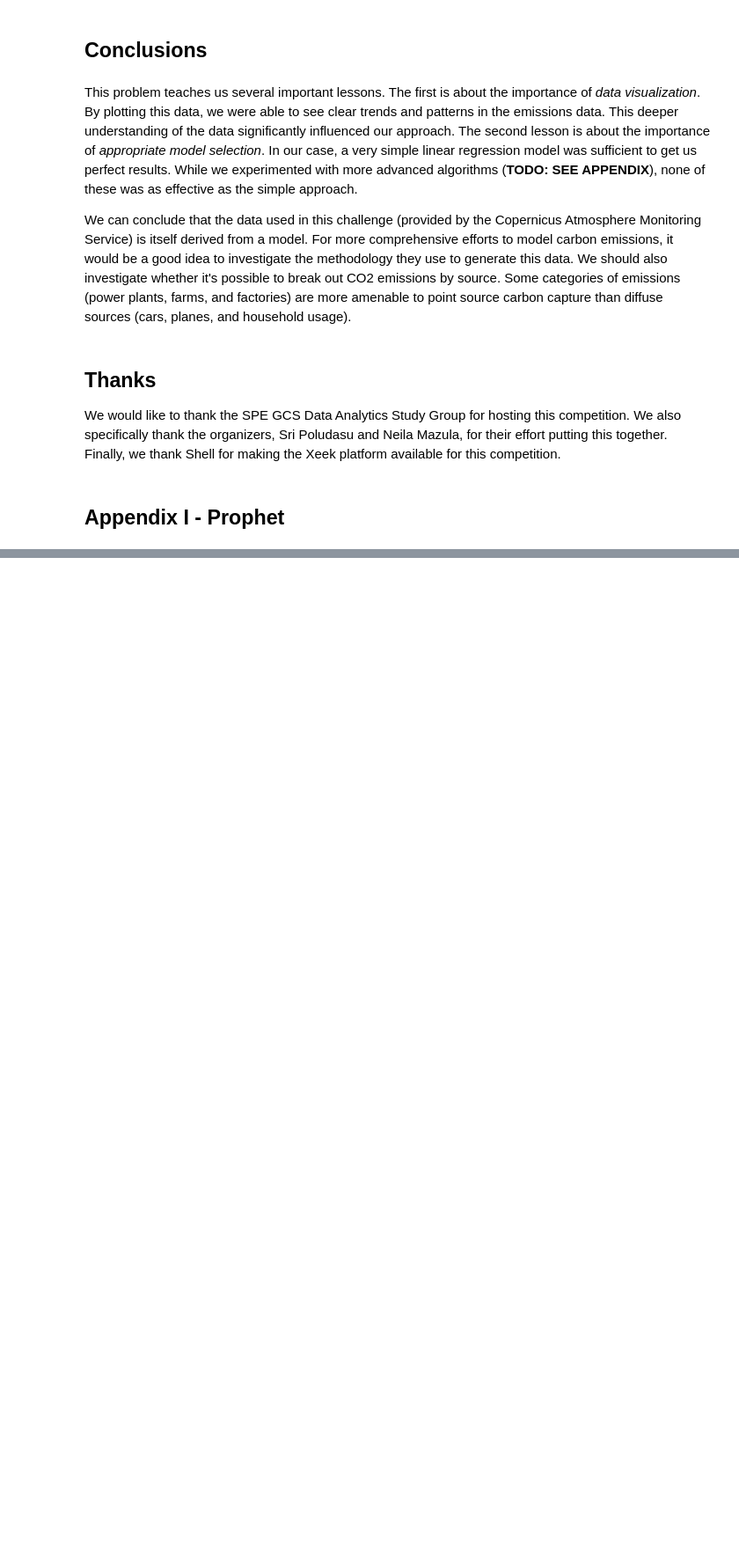
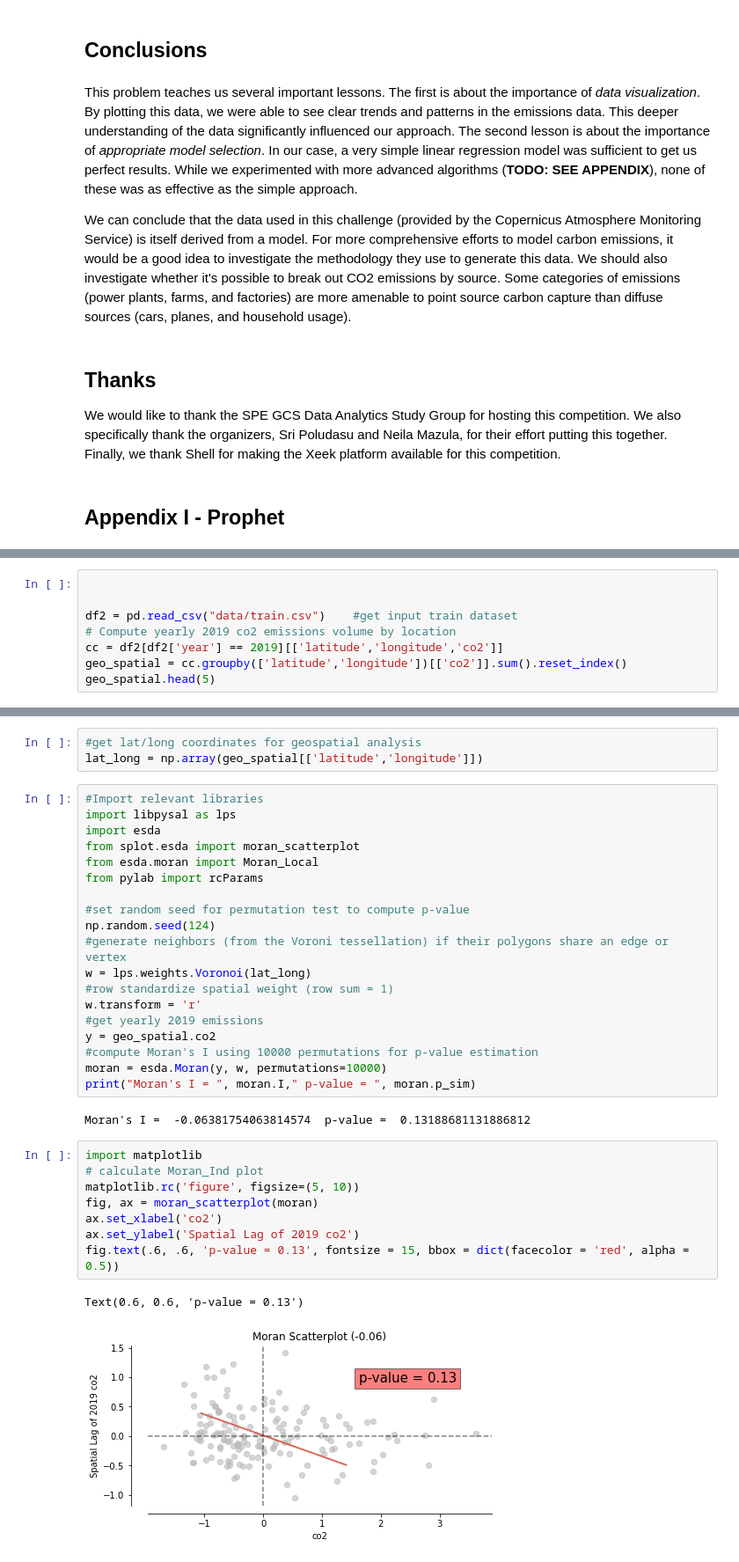
Before and after one commit to alexlach/spe-carbon-challenge, a Jupyter notebook: analysis.ipynb, the cells around one changed output, grey strips where cells are left out. Shown at 88% size. Drawn from its saved outputs; the diff is of its cells as text; blank space fills up the shorter version.

Commit message:
Updated Appendix II - Moran

```diff
--- a/analysis.ipynb
+++ b/analysis.ipynb
@@ -288,0 +238,8 @@ result = test.groupby("loc_uid").apply(predict_xgb, train)
+# %%
+
+
+df2 = pd.read_csv("data/train.csv")    #get input train dataset
+# Compute yearly 2019 co2 emissions volume by location
+cc = df2[df2['year'] == 2019][['latitude','longitude','co2']]
+geo_spatial = cc.groupby(['latitude','longitude'])[['co2']].sum().reset_index()
+geo_spatial.head(5)
@@ -288,0 +253,35 @@ result = test.groupby("loc_uid").apply(predict_xgb, train)
+# %%
+#get lat/long coordinates for geospatial analysis
+lat_long = np.array(geo_spatial[['latitude','longitude']])
+# %%
+#Import relevant libraries
+import libpysal as lps
+import esda
+from splot.esda import moran_scatterplot
+from esda.moran import Moran_Local
+from pylab import rcParams
+
+#set random seed for permutation test to compute p-value
+np.random.seed(124)
+#generate neighbors (from the Voroni tessellation) if their polygons share an edge or vertex
+w = lps.weights.Voronoi(lat_long)
+#row standardize spatial weight (row sum = 1)
+w.transform = 'r'
+#get yearly 2019 emissions
+y = geo_spatial.co2
+#compute Moran's I using 10000 permutations for p-value estimation
+moran = esda.Moran(y, w, permutations=10000)
+print("Moran's I = ", moran.I," p-value = ", moran.p_sim)
+# %% [output]
+Moran's I =  -0.06381754063814574  p-value =  0.13188681131886812
+# %%
+import matplotlib
+# calculate Moran_Ind plot
+matplotlib.rc('figure', figsize=(5, 10))
+fig, ax = moran_scatterplot(moran)
+ax.set_xlabel('co2')
+ax.set_ylabel('Spatial Lag of 2019 co2')
+fig.text(.6, .6, 'p-value = 0.13', fontsize = 15, bbox = dict(facecolor = 'red', alpha = 0.5))
+# %% [output]
+Text(0.6, 0.6, 'p-value = 0.13')
+[figure, added]
```
Also changed, not shown: parts of 8 cells of this notebook, 2 other files.
